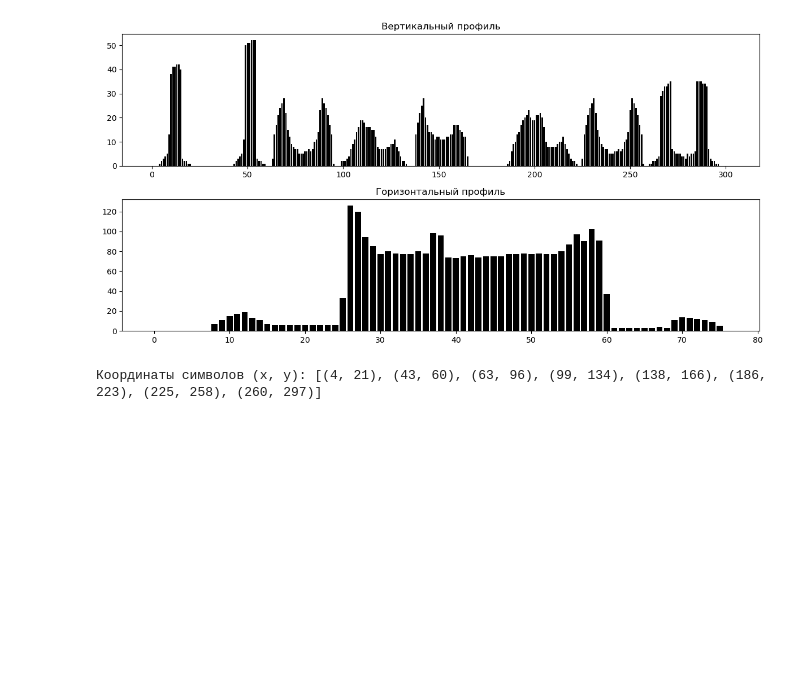
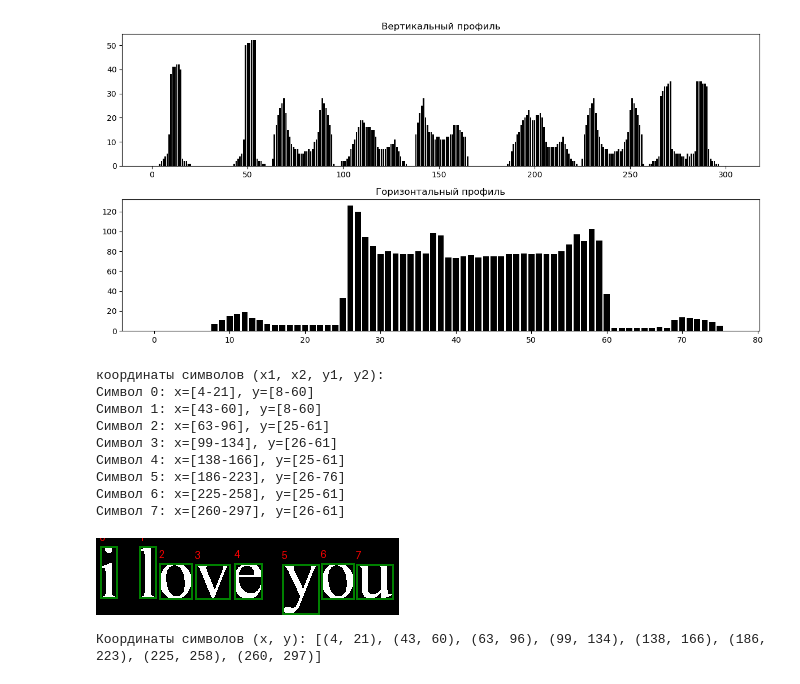
Before and after one commit to SerafimChereshnikov224/Audio-visual-information-processing, a Jupyter notebook: lab_6.ipynb, the cells around one changed output. Cells and saved outputs as stored; diff of their text form; code cells hidden in the pictures; blank space fills up the shorter version.

```diff
--- a/lab_6.ipynb
+++ b/lab_6.ipynb
@@ -27,6 +39,72 @@ plt.tight_layout()
 plt.show()
 # %% [output]
 [figure]
+# %%
+def improved_segment_characters(profile, min_gap=3, min_width=5):
+    """Улучшенная сегментация с учетом пробелов между символами."""
+    segments = []
+    in_char = False
+    start = 0
+
+    for i, value in enumerate(profile):
+        if value > 0 and not in_char:
+            start = i
+            in_char = True
+        elif value == 0 and in_char:
+            # Проверяем, закончился ли символ (достаточно широкий пробел)
+            if (i - start) >= min_gap:
+                # Проверяем минимальную ширину символа
+                if (i - start) >= min_width:
+                    segments.append((start, i))
+                in_char = False
+
+    # Добавляем последний символ, если он не был закрыт
+    if in_char and (len(profile) - start) >= min_width:
+        segments.append((start, len(profile)))
+
+    return segments
+
+# Улучшенная сегментация
+vertical_segments = improved_segment_characters(vertical_profile, min_gap=5, min_width=8)
+
+# Визуализация
+output = Image.fromarray((binary * 255).astype(np.uint8)).convert("RGB")
+draw = ImageDraw.Draw(output)
+
+for i, (x1, x2) in enumerate(vertical_segments):
+    # Вычисляем высоту символа по горизонтальному профилю
+    char_slice = binary[:, x1:x2]
+    horizontal_char_profile = np.sum(char_slice, axis=1)
+    y1 = np.argmax(horizontal_char_profile > 0)
+    y2 = len(horizontal_char_profile) - np.argmax(horizontal_char_profile[::-1] > 0)
+
+    # Рисуем прямоугольник с учетом реальных границ
+    draw.rectangle([x1, y1, x2, y2], outline="green", width=2)
+
+    # Подписываем символы (для отладки)
+    draw.text((x1, y1-15), f"{i}", fill="red")
+
+# Вывод результатов
+print("координаты символов (x1, x2, y1, y2):")
+for i, (x1, x2) in enumerate(vertical_segments):
+    char_slice = binary[:, x1:x2]
+    horizontal_char_profile = np.sum(char_slice, axis=1)
+    y1 = np.argmax(horizontal_char_profile > 0)
+    y2 = len(horizontal_char_profile) - np.argmax(horizontal_char_profile[::-1] > 0)
+    print(f"Символ {i}: x=[{x1}-{x2}], y=[{y1}-{y2}]")
+
+display(output)
+# %% [output]
+координаты символов (x1, x2, y1, y2):
+Символ 0: x=[4-21], y=[8-60]
+Символ 1: x=[43-60], y=[8-60]
+Символ 2: x=[63-96], y=[25-61]
+Символ 3: x=[99-134], y=[26-61]
+Символ 4: x=[138-166], y=[25-61]
+Символ 5: x=[186-223], y=[26-76]
+Символ 6: x=[225-258], y=[25-61]
+Символ 7: x=[260-297], y=[26-61]
+[figure, added]
 # %%
 def segment_characters(profile, threshold=1):
     """Находит границы символов по профилю."""
```
Also changed, not shown: parts of 1 cell of this notebook.
